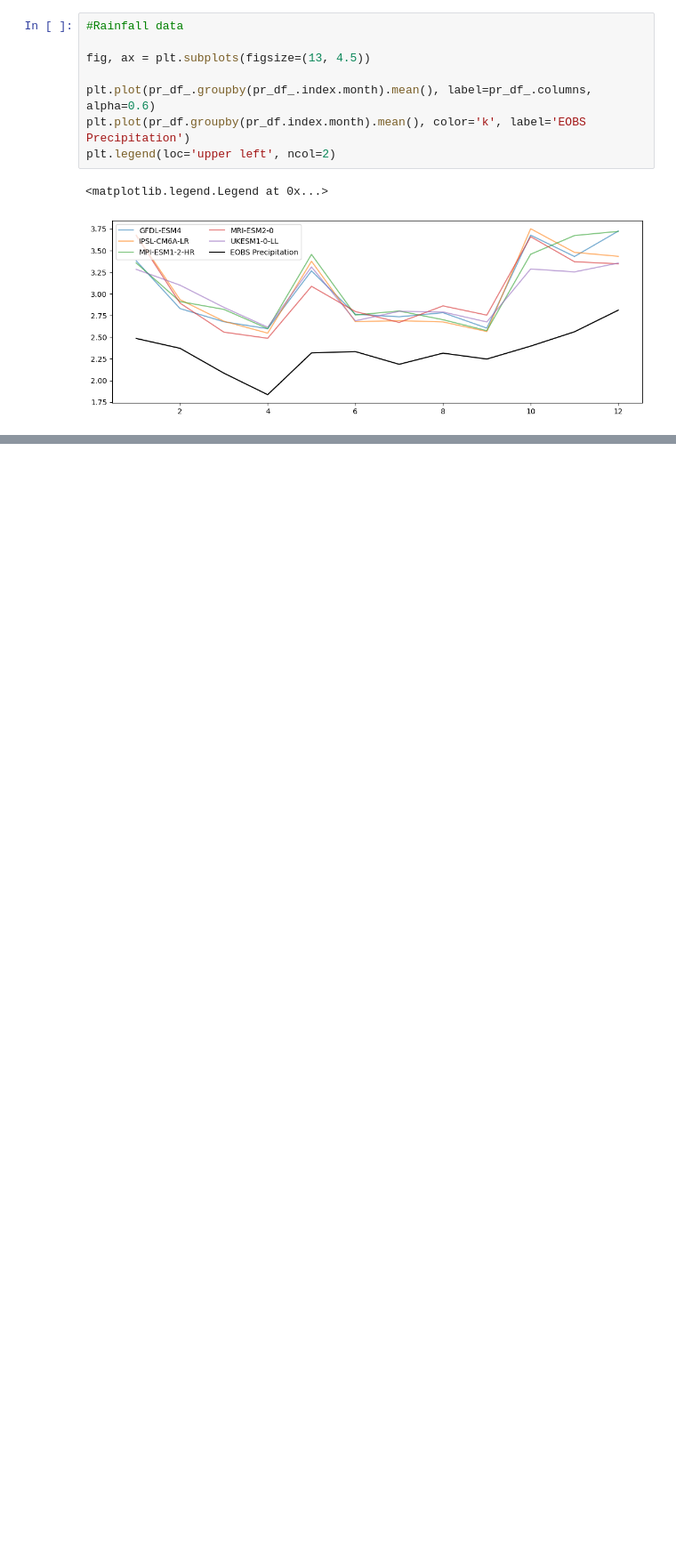
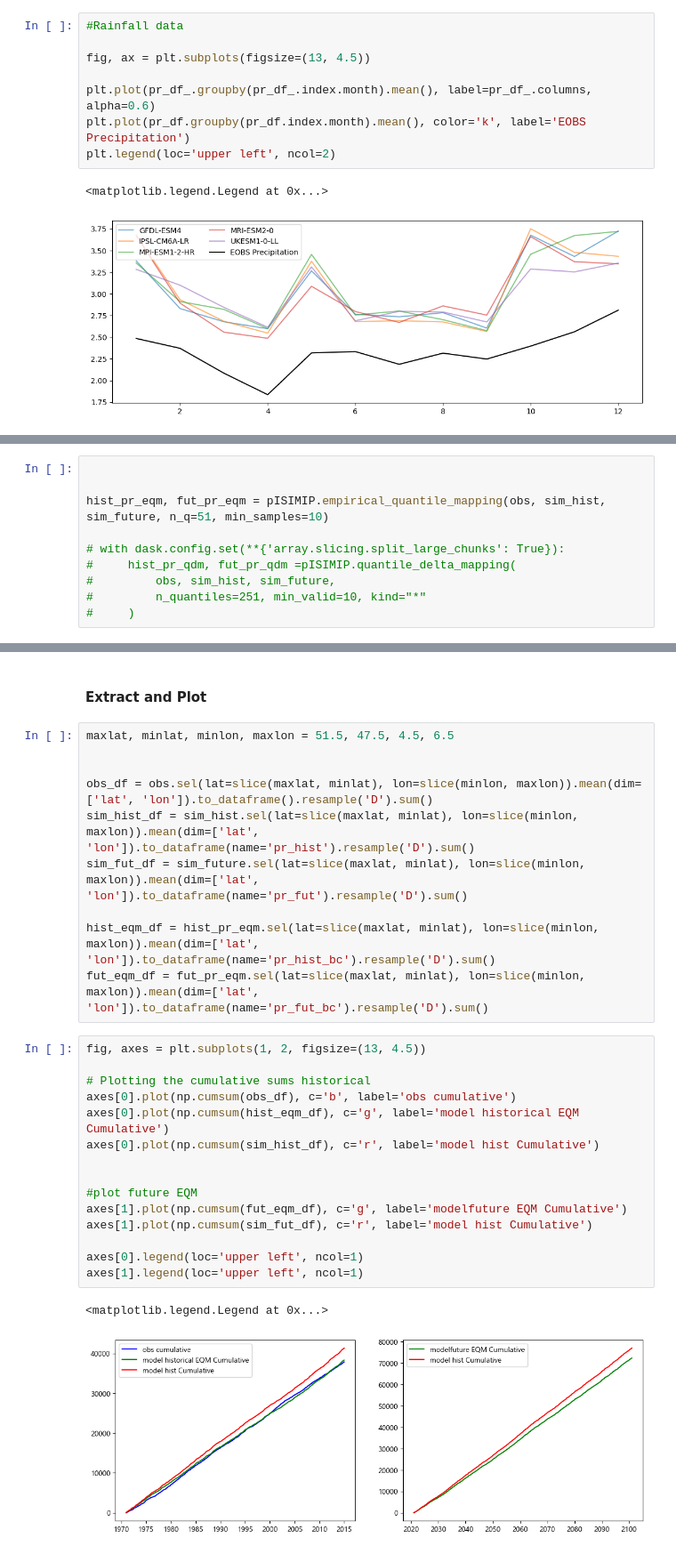
Before and after one commit to klekarkar/mHM_IO_dataprocessing, a Jupyter notebook: validate_ISIMIP3b.ipynb, the cells around one changed output, grey strips where cells are left out. Shown at 89% size. Saved outputs shown, nothing was run; the diff lists cells and outputs as text; blank space fills up the shorter version.

```diff
--- a/validate_ISIMIP3b.ipynb
+++ b/validate_ISIMIP3b.ipynb
@@ -781,0 +182,10 @@ sim_hist_df: 2.58 mm
+# %%
+
+
+hist_pr_eqm, fut_pr_eqm = pISIMIP.empirical_quantile_mapping(obs, sim_hist, sim_future, n_q=51, min_samples=10)
+
+# with dask.config.set(**{'array.slicing.split_large_chunks': True}):
+#     hist_pr_qdm, fut_pr_qdm =pISIMIP.quantile_delta_mapping(
+#         obs, sim_hist, sim_future,
+#         n_quantiles=251, min_valid=10, kind="*"
+#     )
@@ -781,0 +197,30 @@ sim_hist_df: 2.58 mm
+# %% [markdown]
+#### Extract and Plot
+# %%
+maxlat, minlat, minlon, maxlon = 51.5, 47.5, 4.5, 6.5
+
+
+obs_df = obs.sel(lat=slice(maxlat, minlat), lon=slice(minlon, maxlon)).mean(dim=['lat', 'lon']).to_dataframe().resample('D').sum()
+sim_hist_df = sim_hist.sel(lat=slice(maxlat, minlat), lon=slice(minlon, maxlon)).mean(dim=['lat', 'lon']).to_dataframe(name='pr_hist').resample('D').sum()
+sim_fut_df = sim_future.sel(lat=slice(maxlat, minlat), lon=slice(minlon, maxlon)).mean(dim=['lat', 'lon']).to_dataframe(name='pr_fut').resample('D').sum()
+
+hist_eqm_df = hist_pr_eqm.sel(lat=slice(maxlat, minlat), lon=slice(minlon, maxlon)).mean(dim=['lat', 'lon']).to_dataframe(name='pr_hist_bc').resample('D').sum()
+fut_eqm_df = fut_pr_eqm.sel(lat=slice(maxlat, minlat), lon=slice(minlon, maxlon)).mean(dim=['lat', 'lon']).to_dataframe(name='pr_fut_bc').resample('D').sum()
+# %%
+fig, axes = plt.subplots(1, 2, figsize=(13, 4.5))
+
+# Plotting the cumulative sums historical
+axes[0].plot(np.cumsum(obs_df), c='b', label='obs cumulative')
+axes[0].plot(np.cumsum(hist_eqm_df), c='g', label='model historical EQM Cumulative')
+axes[0].plot(np.cumsum(sim_hist_df), c='r', label='model hist Cumulative')
+
+
+#plot future EQM
+axes[1].plot(np.cumsum(fut_eqm_df), c='g', label='modelfuture EQM Cumulative')
+axes[1].plot(np.cumsum(sim_fut_df), c='r', label='model hist Cumulative')
+
+axes[0].legend(loc='upper left', ncol=1)
+axes[1].legend(loc='upper left', ncol=1)
+# %% [output]
+<matplotlib.legend.Legend at 0x...>
+[figure, added]
```
Also changed, not shown: parts of 45 cells of this notebook, 3 other files.
